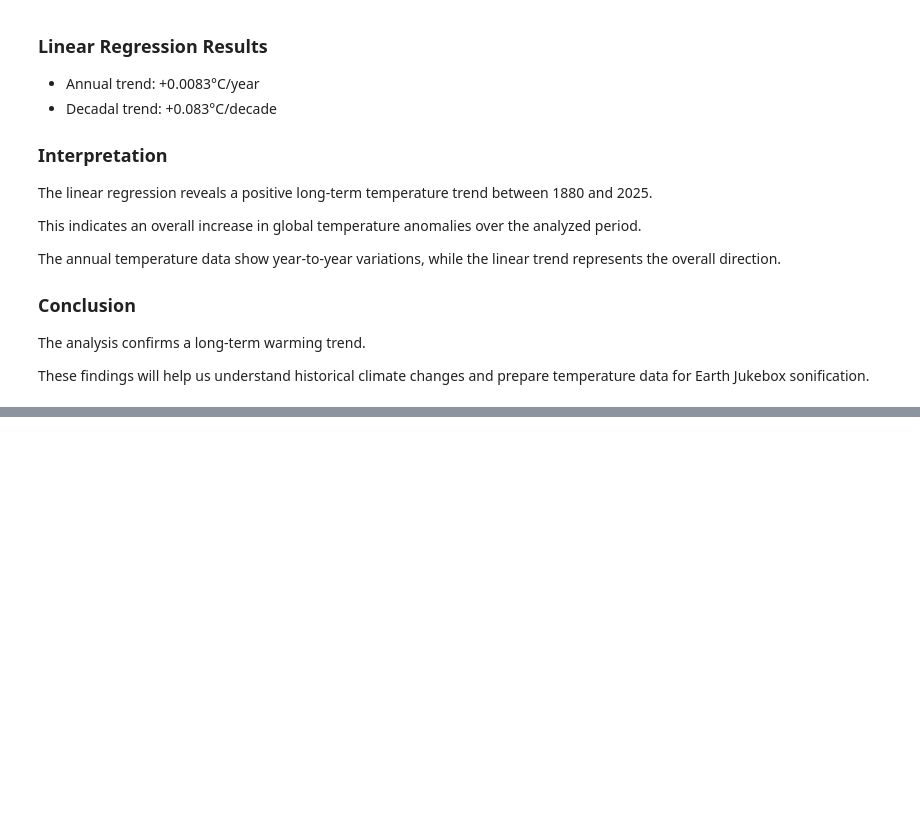
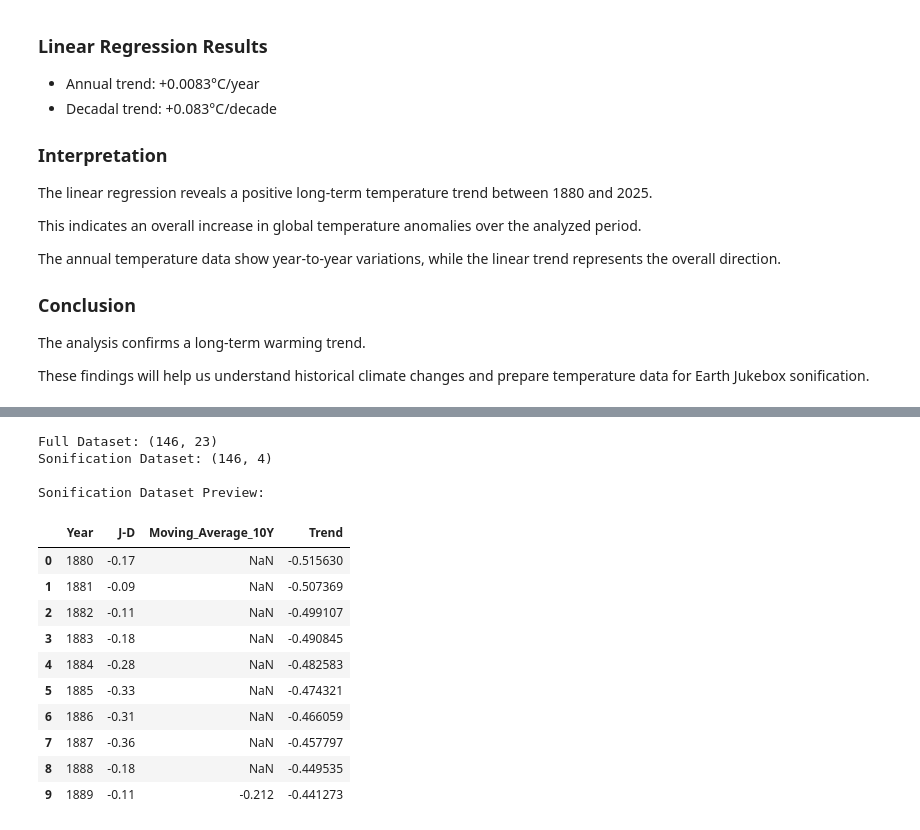
Before and after one commit to HibaHAJAJI/Earth-Jukebox, a Jupyter notebook: notebooks/01_data_inspection.ipynb, the cells around one changed output, grey strips where cells are left out. Cells and saved outputs as stored; diff of their text form; code cells hidden in the pictures; blank space fills up the shorter version.

```diff
--- a/notebooks/01_data_inspection.ipynb
+++ b/notebooks/01_data_inspection.ipynb
@@ -1373,0 +1536,33 @@ for Earth Jukebox sonification.
+# %%
+# Create two versions of the dataset
+
+# 1. Full dataset
+full_dataset = trend_df.copy()
+
+# 2. Sonification dataset
+sonification_df = trend_df[
+    ["Year", "J-D", "Moving_Average_10Y", "Trend"]
+].copy()
+
+# Display dataset information
+print("Full Dataset:", full_dataset.shape)
+print("Sonification Dataset:", sonification_df.shape)
+
+print("\nSonification Dataset Preview:")
+display(sonification_df.head(10))
+# %% [output]
+Full Dataset: (146, 23)
+Sonification Dataset: (146, 4)
+
+Sonification Dataset Preview:
+|  | Year | J-D | Moving_Average_10Y | Trend |
+| 0 | 1880 | -0.17 | NaN | -0.515630 |
+| 1 | 1881 | -0.09 | NaN | -0.507369 |
+| 2 | 1882 | -0.11 | NaN | -0.499107 |
+| 3 | 1883 | -0.18 | NaN | -0.490845 |
+| 4 | 1884 | -0.28 | NaN | -0.482583 |
+| 5 | 1885 | -0.33 | NaN | -0.474321 |
+| 6 | 1886 | -0.31 | NaN | -0.466059 |
+| 7 | 1887 | -0.36 | NaN | -0.457797 |
+| 8 | 1888 | -0.18 | NaN | -0.449535 |
+| 9 | 1889 | -0.11 | -0.212 | -0.441273 |
```
Also changed, not shown: parts of 14 cells of this notebook, 3 other files.
